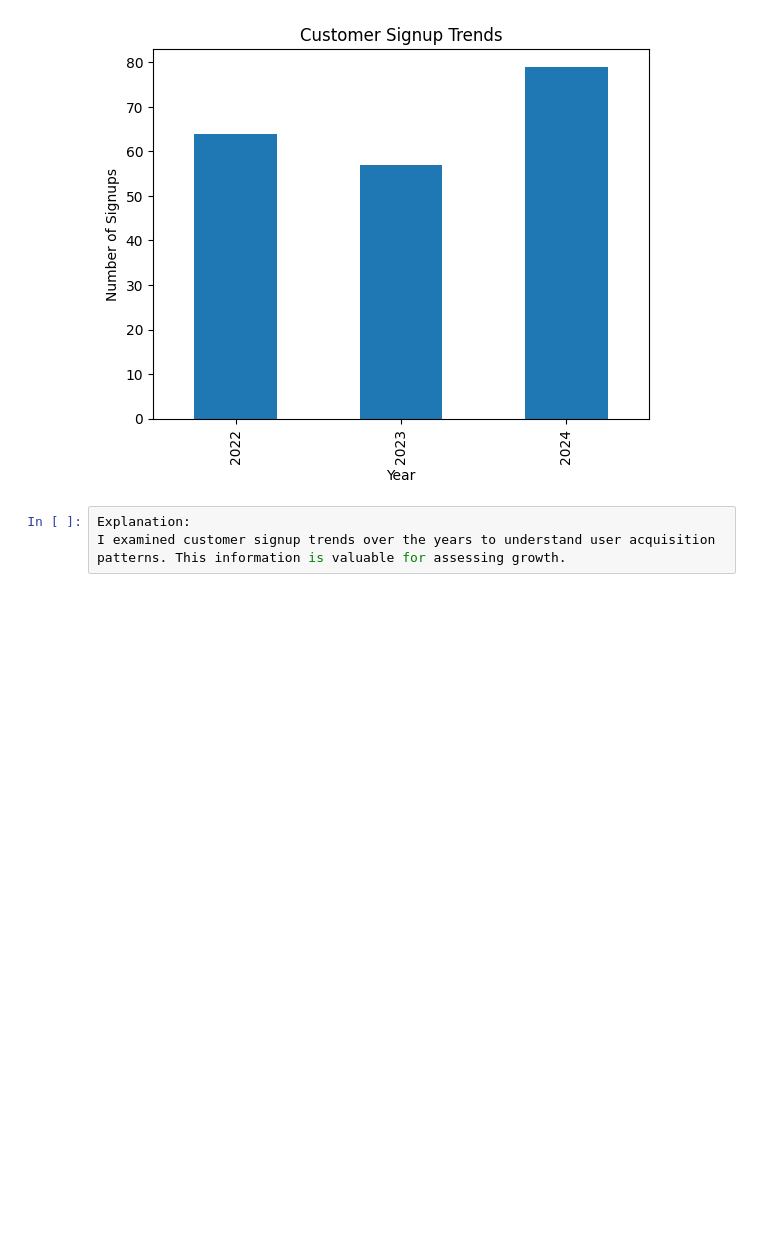
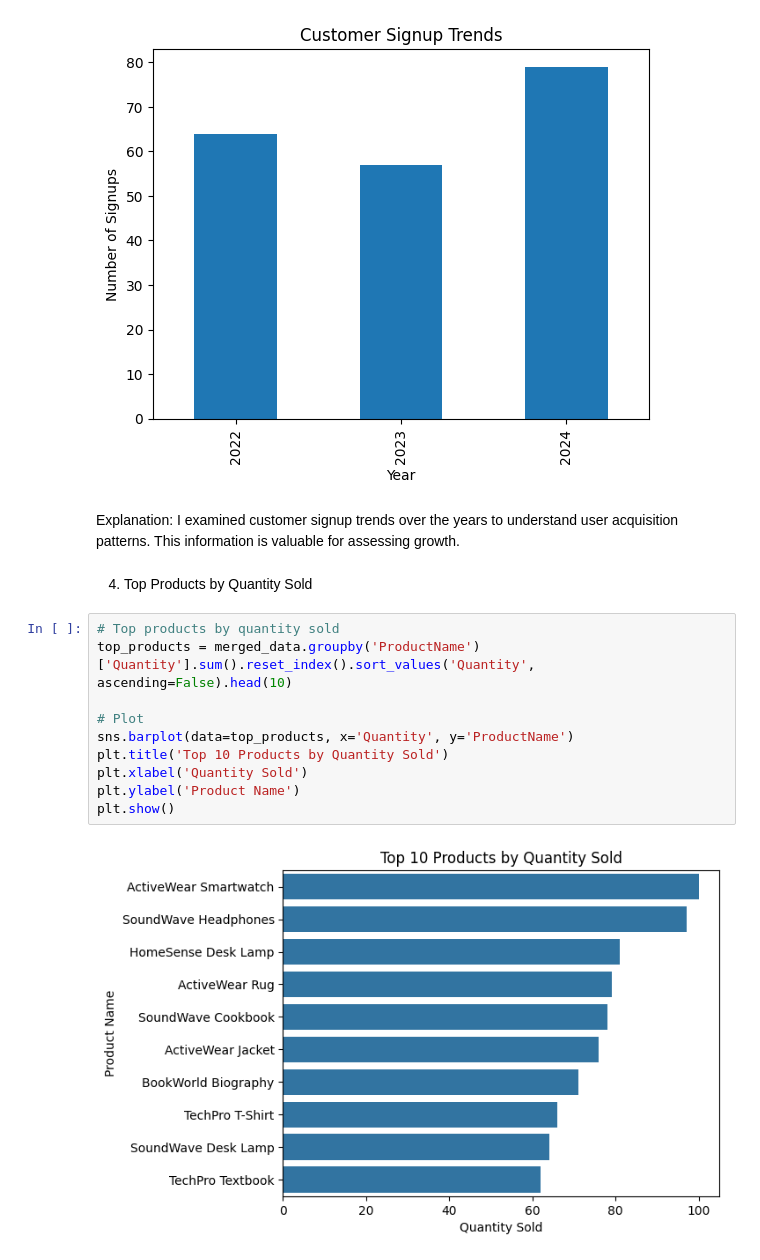
Before and after one commit to pardha-saradhi-raju/Zeotap-Data-Science-Internship-Task, a Jupyter notebook: Doradla_PardhaSaradhiRaju_EDA.ipynb, the cells around one changed output. Saved outputs shown, nothing was run; the diff lists cells and outputs as text; blank space fills up the shorter version.

```diff
--- a/Doradla_PardhaSaradhiRaju_EDA.ipynb
+++ b/Doradla_PardhaSaradhiRaju_EDA.ipynb
@@ -150,6 +150,20 @@ signup_trends.plot(kind='bar', title='Customer Signup Trends', xlabel='Year', yl
 plt.show()
 # %% [output]
 [figure]
-# %%
-Explanation:
-I examined customer signup trends over the years to understand user acquisition patterns. This information is valuable for assessing growth.
+# %% [markdown]
+Explanation:
+I examined customer signup trends over the years to understand user acquisition patterns. This information is valuable for assessing growth.
+# %% [markdown]
+4. Top Products by Quantity Sold
+# %%
+# Top products by quantity sold
+top_products = merged_data.groupby('ProductName')['Quantity'].sum().reset_index().sort_values('Quantity', ascending=False).head(10)
+
+# Plot
+sns.barplot(data=top_products, x='Quantity', y='ProductName')
+plt.title('Top 10 Products by Quantity Sold')
+plt.xlabel('Quantity Sold')
+plt.ylabel('Product Name')
+plt.show()
+# %% [output]
+[figure, added]
```
Also changed, not shown: parts of 5 cells of this notebook, 1 other file.
